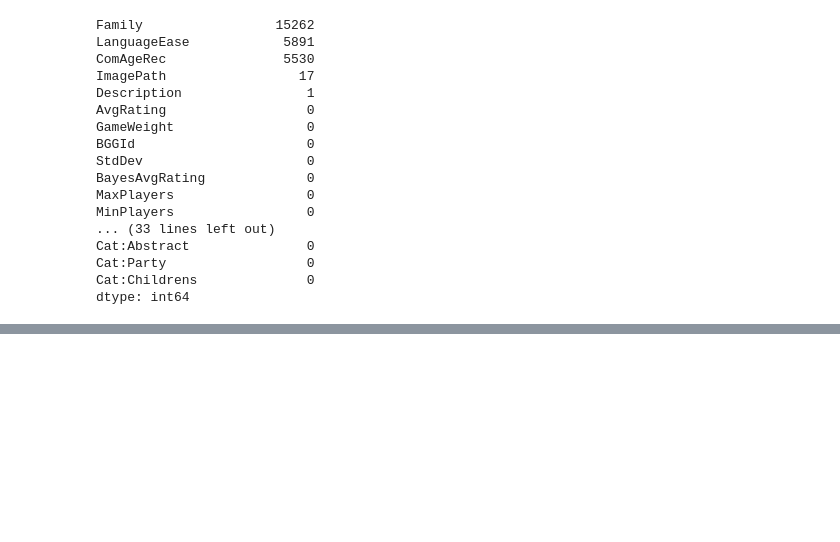
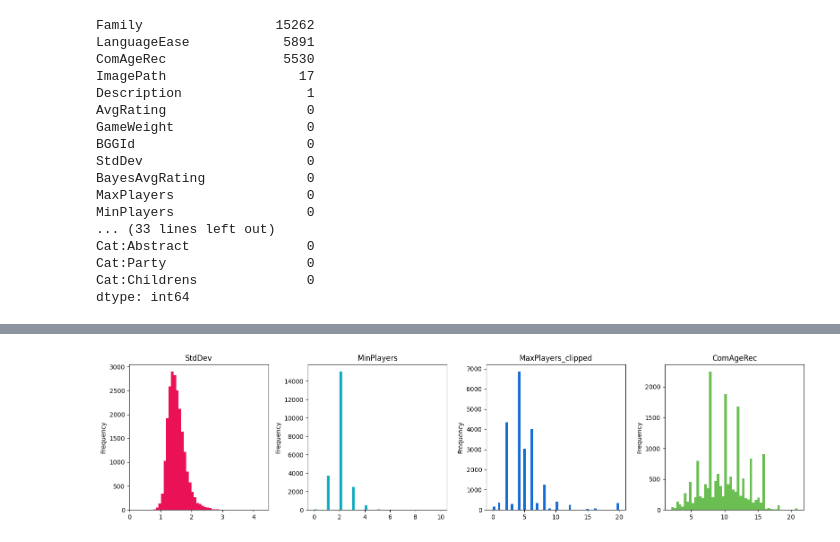
Before and after one commit to mglambert/RecSysProject, a Jupyter notebook: notebooks/EDA.ipynb, the cells around one changed output, grey strips where cells are left out. Drawn from its saved outputs; the diff is of its cells as text; code cells hidden in the pictures; blank space fills up the shorter version.

```diff
--- a/notebooks/EDA.ipynb
+++ b/notebooks/EDA.ipynb
@@ -72,0 +125,7 @@ dtype: int64
+# %%
+df_games['MaxPlayers_clipped'] = np.clip(df_games['MaxPlayers'], 0, 20)
+
+selected_columns = ['StdDev', 'MinPlayers', 'MaxPlayers_clipped', 'ComAgeRec']
+hist_selected_columns(selected_columns)
+# %% [output]
+[figure, added]
```
Also changed, not shown: parts of 48 cells of this notebook, 3 other files.
